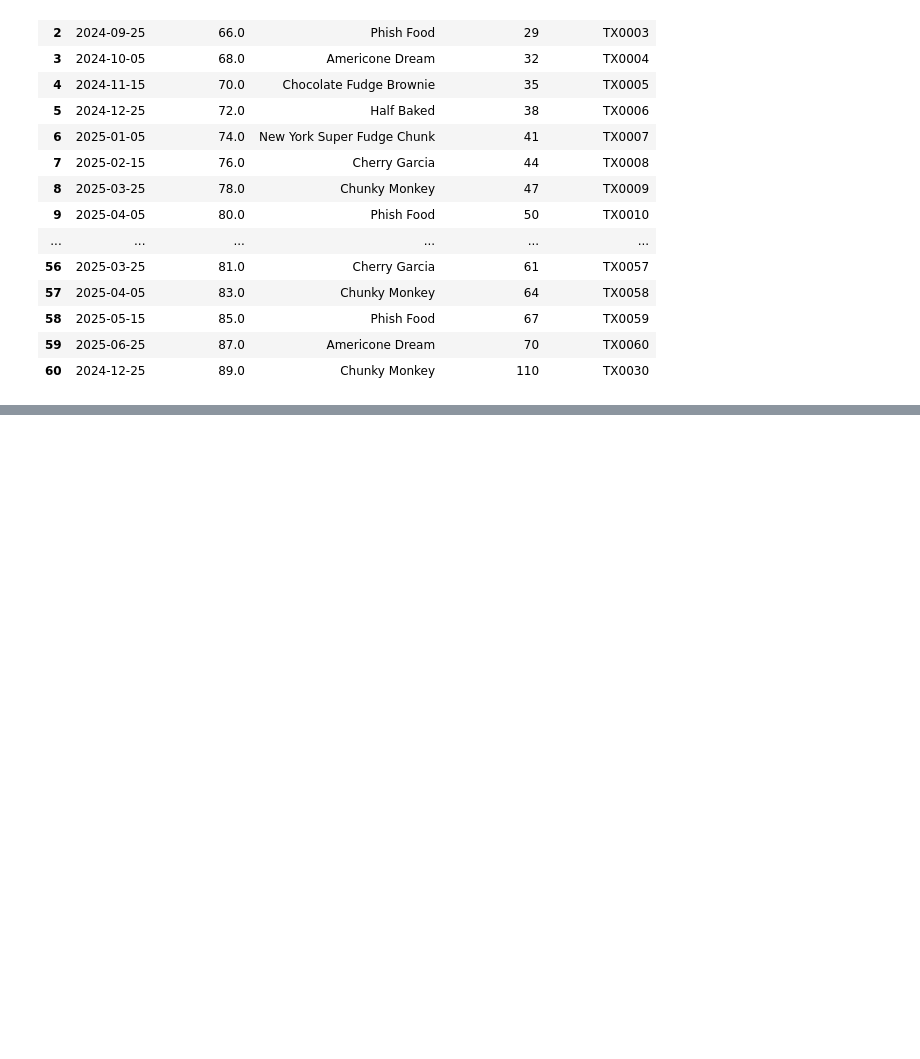
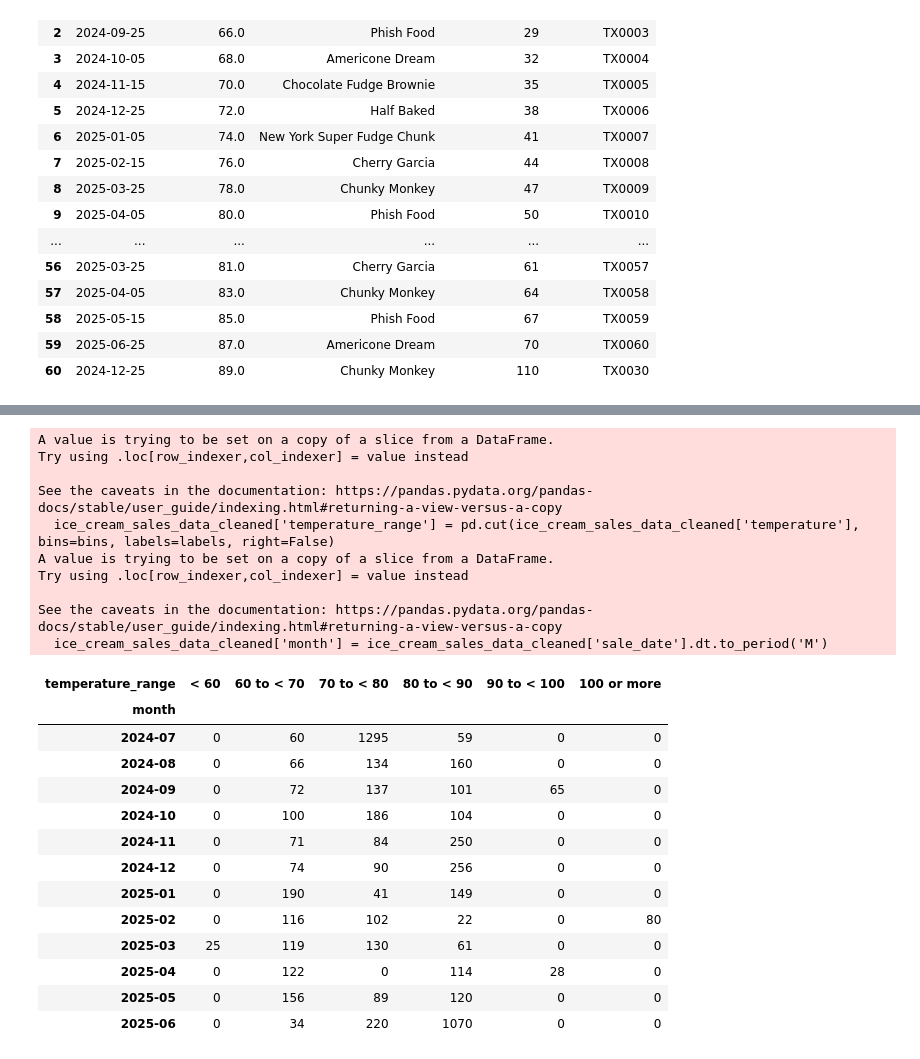
Before and after one commit to Haris-09/Python-Summer-Party-Challenge, a Jupyter notebook: Python_Summer_Party.ipynb, the cells around one changed output, grey strips where cells are left out. Cells and saved outputs as stored; diff of their text form; code cells hidden in the pictures; blank space fills up the shorter version.

```diff
--- a/Python_Summer_Party.ipynb
+++ b/Python_Summer_Party.ipynb
@@ -762,0 +766,10 @@ display(ice_cream_sales_data)
+# %%
+# Identify duplicate rows
+duplicates_found = ice_cream_sales_data.duplicated().sum()
+
+# Remove duplicate rows
+ice_cream_sales_data_cleaned = ice_cream_sales_data.drop_duplicates()
+
+print(f"Number of duplicate sales transactions found and removed: {duplicates_found}")
+
+display(ice_cream_sales_data_cleaned.head())
@@ -762,0 +794,45 @@ display(ice_cream_sales_data)
+# %%
+# Define temperature bins and labels
+bins = [-float('inf'), 60, 70, 80, 90, 100, float('inf')]
+labels = ['< 60', '60 to < 70', '70 to < 80', '80 to < 90', '90 to < 100', '100 or more']
+
+# Create a new column for temperature bins
+ice_cream_sales_data_cleaned['temperature_range'] = pd.cut(ice_cream_sales_data_cleaned['temperature'], bins=bins, labels=labels, right=False)
+
+# Extract month from sale_date
+ice_cream_sales_data_cleaned['month'] = ice_cream_sales_data_cleaned['sale_date'].dt.to_period('M')
+
+# Create a pivot table
+pivot_table = pd.pivot_table(ice_cream_sales_data_cleaned,
+                             values='sales_volume',
+                             index='month',
+                             columns='temperature_range',
+                             aggfunc='sum',
+                             fill_value=0)
+
+display(pivot_table)
+# %% [output]
+A value is trying to be set on a copy of a slice from a DataFrame.
+Try using .loc[row_indexer,col_indexer] = value instead
+
+See the caveats in the documentation: https://pandas.pydata.org/pandas-docs/stable/user_guide/indexing.html#returning-a-view-versus-a-copy
+  ice_cream_sales_data_cleaned['temperature_range'] = pd.cut(ice_cream_sales_data_cleaned['temperature'], bins=bins, labels=labels, right=False)
+A value is trying to be set on a copy of a slice from a DataFrame.
+Try using .loc[row_indexer,col_indexer] = value instead
+
+See the caveats in the documentation: https://pandas.pydata.org/pandas-docs/stable/user_guide/indexing.html#returning-a-view-versus-a-copy
+  ice_cream_sales_data_cleaned['month'] = ice_cream_sales_data_cleaned['sale_date'].dt.to_period('M')
+| temperature_range | < 60 | 60 to < 70 | 70 to < 80 | 80 to < 90 | 90 to < 100 | 100 or more |
+| month |  |  |  |  |  |  |
+| 2024-07 | 0 | 60 | 1295 | 59 | 0 | 0 |
+| 2024-08 | 0 | 66 | 134 | 160 | 0 | 0 |
+| 2024-09 | 0 | 72 | 137 | 101 | 65 | 0 |
+| 2024-10 | 0 | 100 | 186 | 104 | 0 | 0 |
+| 2024-11 | 0 | 71 | 84 | 250 | 0 | 0 |
+| 2024-12 | 0 | 74 | 90 | 256 | 0 | 0 |
+| 2025-01 | 0 | 190 | 41 | 149 | 0 | 0 |
+| 2025-02 | 0 | 116 | 102 | 22 | 0 | 80 |
+| 2025-03 | 25 | 119 | 130 | 61 | 0 | 0 |
+| 2025-04 | 0 | 122 | 0 | 114 | 28 | 0 |
+| 2025-05 | 0 | 156 | 89 | 120 | 0 | 0 |
+| 2025-06 | 0 | 34 | 220 | 1070 | 0 | 0 |
```
Also changed, not shown: parts of 5 cells of this notebook.
